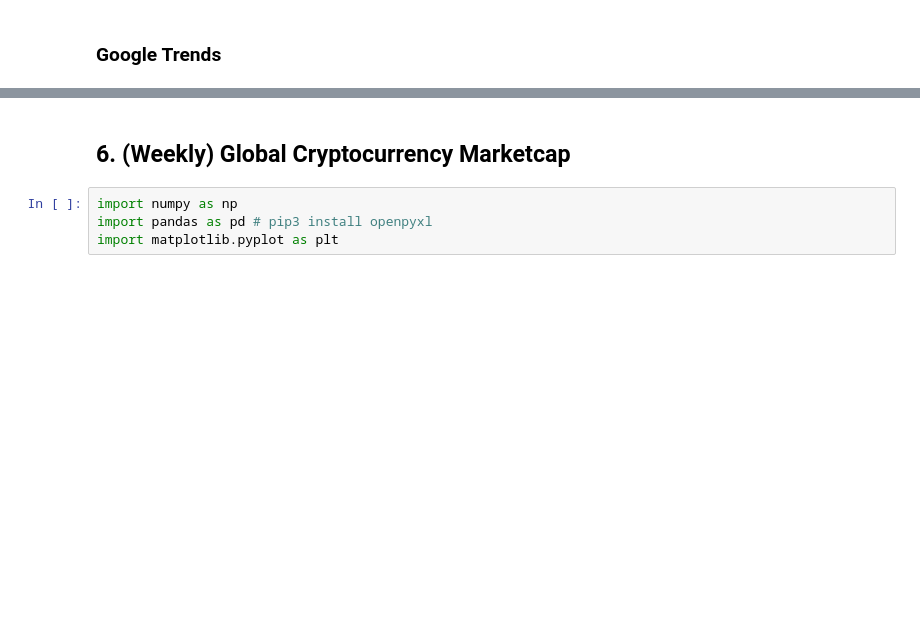
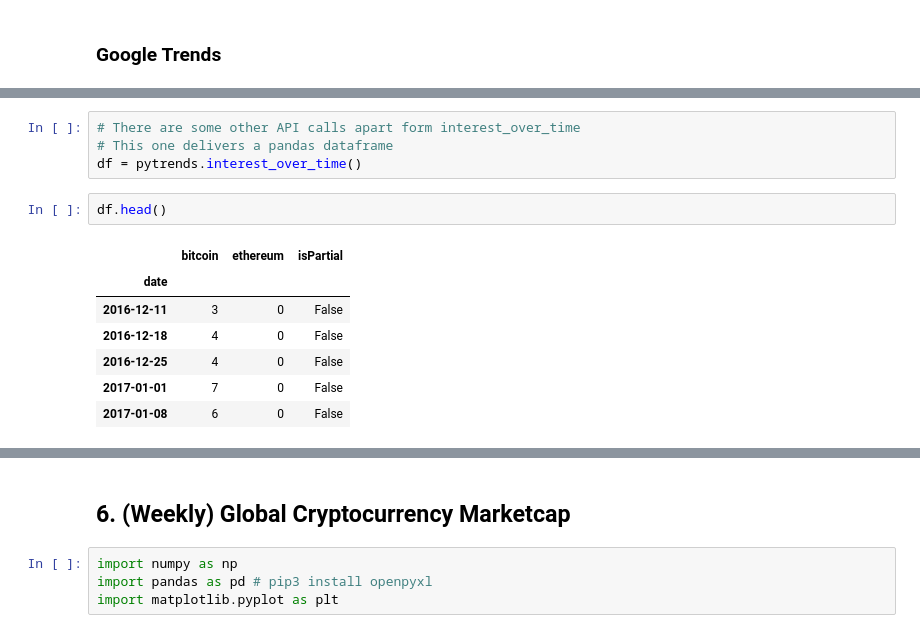
Before and after one commit to mxagar/crypto_analysis, a Jupyter notebook: 00_DatasetPreparation.ipynb, the cells around one changed output, grey strips where cells are left out. Cells and saved outputs as stored; diff of their text form; blank space fills up the shorter version.

```diff
--- a/00_DatasetPreparation.ipynb
+++ b/00_DatasetPreparation.ipynb
@@ -473,0 +511,14 @@ for coin in data["data"]:
+# %%
+# There are some other API calls apart form interest_over_time
+# This one delivers a pandas dataframe
+df = pytrends.interest_over_time()
+# %%
+df.head()
+# %% [output]
+|  | bitcoin | ethereum | isPartial |
+| date |  |  |  |
+| 2016-12-11 | 3 | 0 | False |
+| 2016-12-18 | 4 | 0 | False |
+| 2016-12-25 | 4 | 0 | False |
+| 2017-01-01 | 7 | 0 | False |
+| 2017-01-08 | 6 | 0 | False |
```
Also changed, not shown: parts of 30 cells of this notebook, 2 other files.
